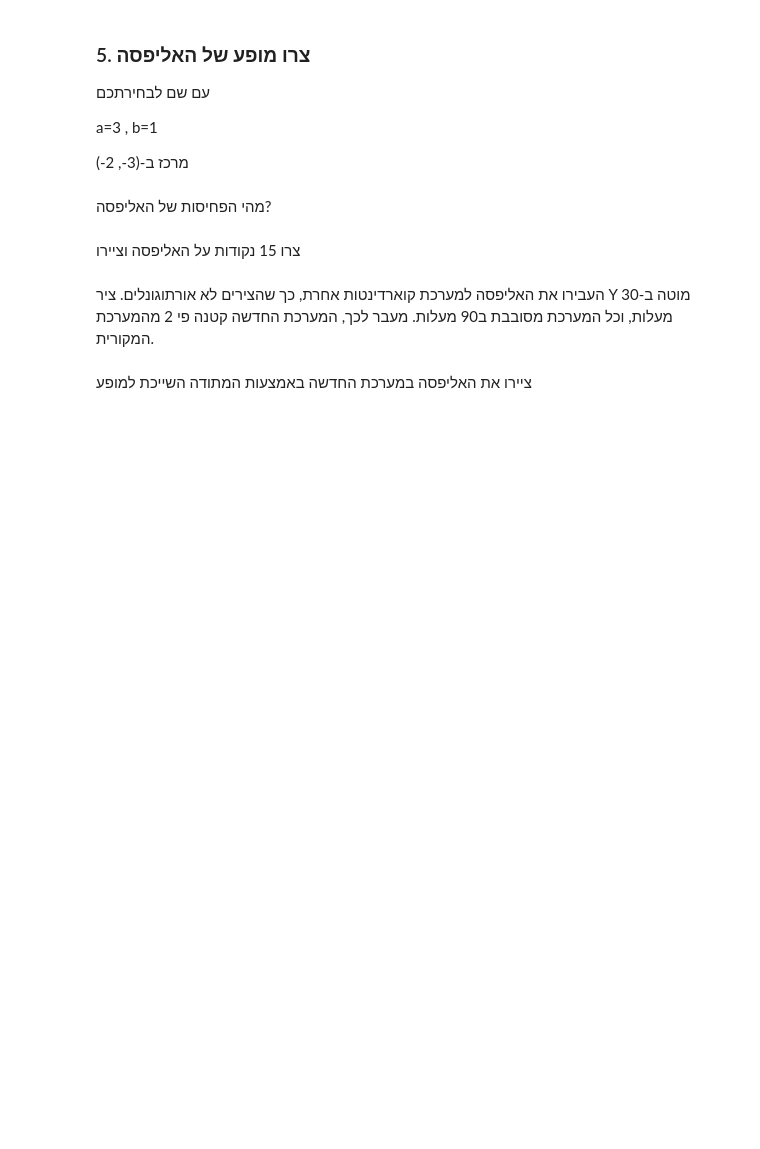
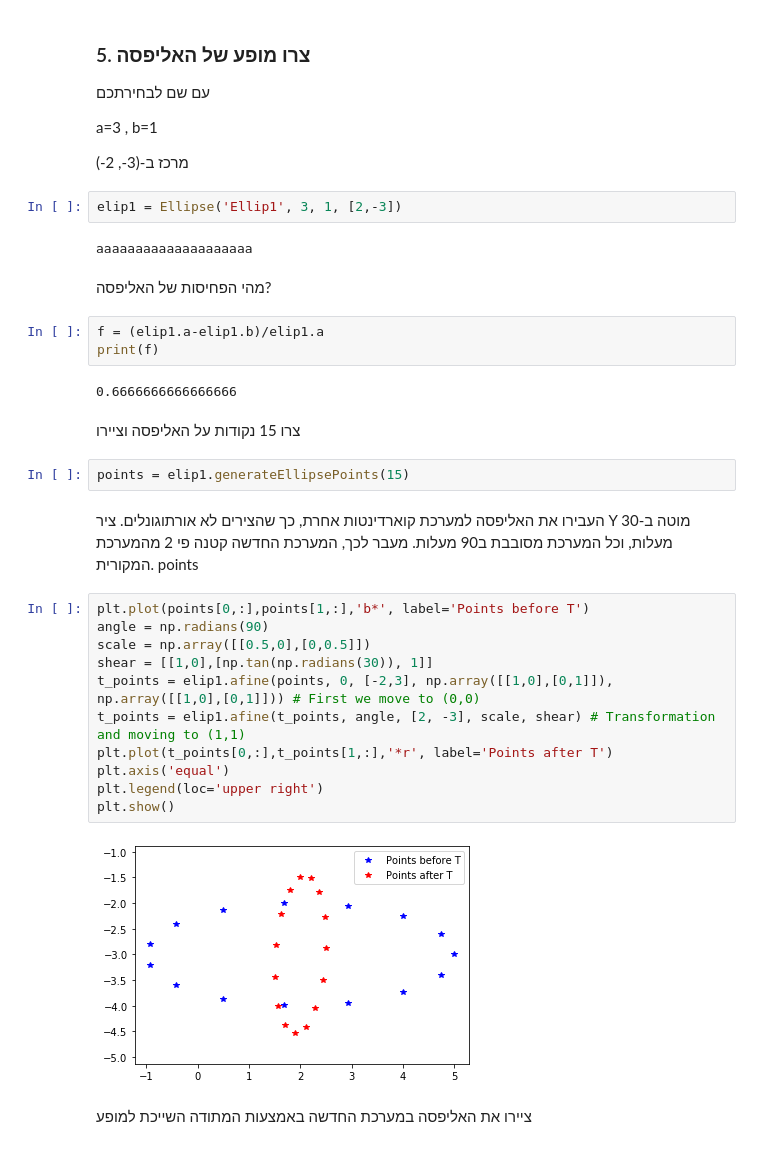
Before and after one commit to WOKNz/Photogrametry-LAB2, a Jupyter notebook: Lab 2-ObjectOriented_PerspectiveTransformation.ipynb, the cells around one changed output. Cells and saved outputs as stored; diff of their text form; blank space fills up the shorter version.

```diff
--- a/Lab 2-ObjectOriented_PerspectiveTransformation.ipynb
+++ b/Lab 2-ObjectOriented_PerspectiveTransformation.ipynb
@@ -451,13 +483,38 @@ plt.show()
 a=3 , b=1
 
 מרכז ב-(3-, 2-)
+# %%
+elip1 = Ellipse('Ellip1', 3, 1, [2,-3])
+# %% [output]
+aaaaaaaaaaaaaaaaaaaa
 # %% [markdown]
 
 מהי הפחיסות של האליפסה?
+# %%
+f = (elip1.a-elip1.b)/elip1.a
+print(f)
+# %% [output]
+0.6666666666666666
 # %% [markdown]
 צרו 15 נקודות על האליפסה וציירו
+# %%
+points = elip1.generateEllipsePoints(15)
 # %% [markdown]
 העבירו את האליפסה למערכת קוארדינטות אחרת, כך שהצירים לא אורתוגונלים. ציר Y מוטה ב-30 מעלות, וכל המערכת מסובבת ב90 מעלות.
 מעבר לכך, המערכת החדשה קטנה פי 2 מהמערכת המקורית.
+points
+# %%
+plt.plot(points[0,:],points[1,:],'b*', label='Points before T')
+angle = np.radians(90)
+scale = np.array([[0.5,0],[0,0.5]])
+shear = [[1,0],[np.tan(np.radians(30)), 1]]
+t_points = elip1.afine(points, 0, [-2,3], np.array([[1,0],[0,1]]), np.array([[1,0],[0,1]])) # First we move to (0,0)
+t_points = elip1.afine(t_points, angle, [2, -3], scale, shear) # Transformation and moving to (1,1)
+plt.plot(t_points[0,:],t_points[1,:],'*r', label='Points after T')
+plt.axis('equal')
+plt.legend(loc='upper right')
+plt.show()
+# %% [output]
+[figure, added]
 # %% [markdown]
 ציירו את האליפסה במערכת החדשה באמצעות המתודה השייכת למופע
```
Also changed, not shown: parts of 8 cells of this notebook.
